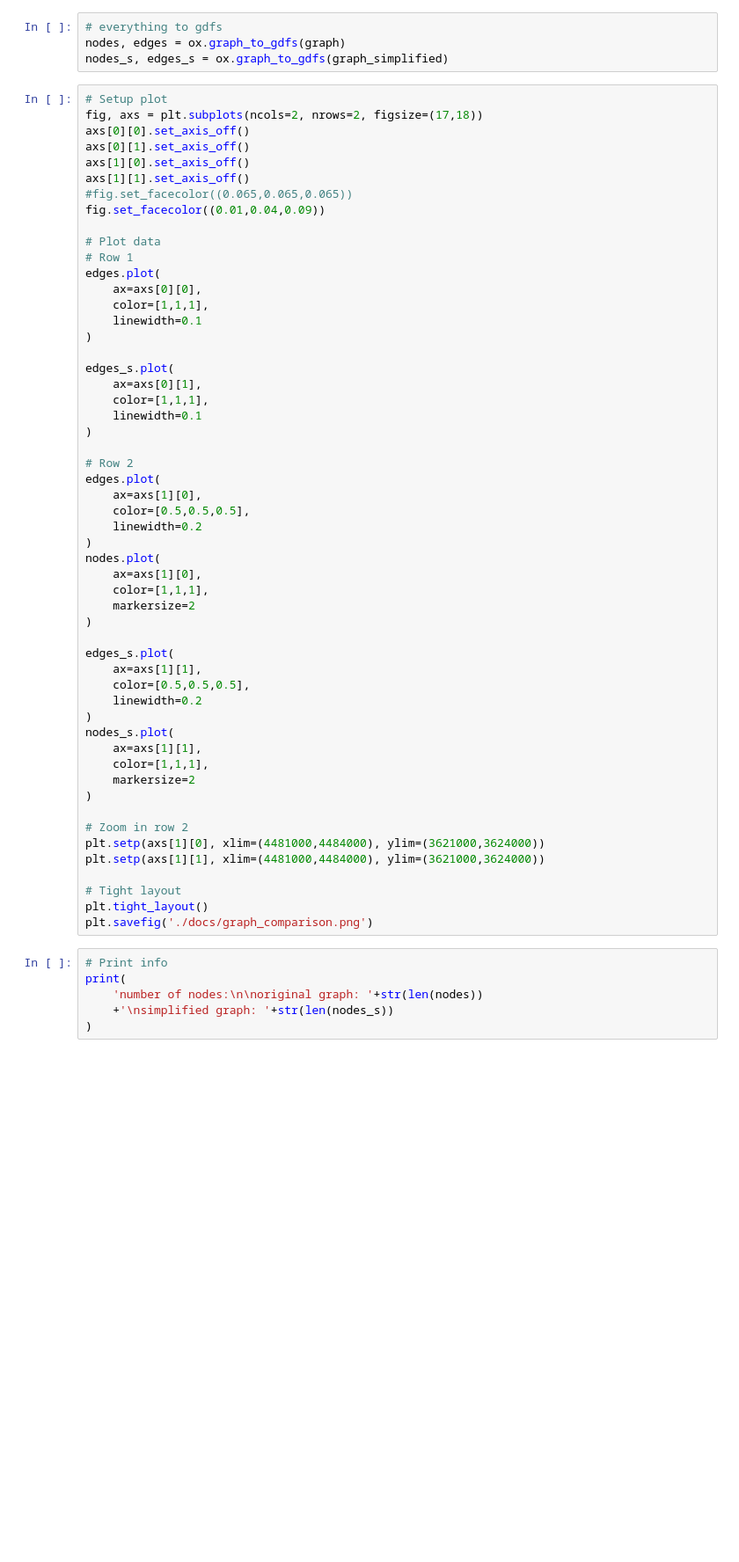
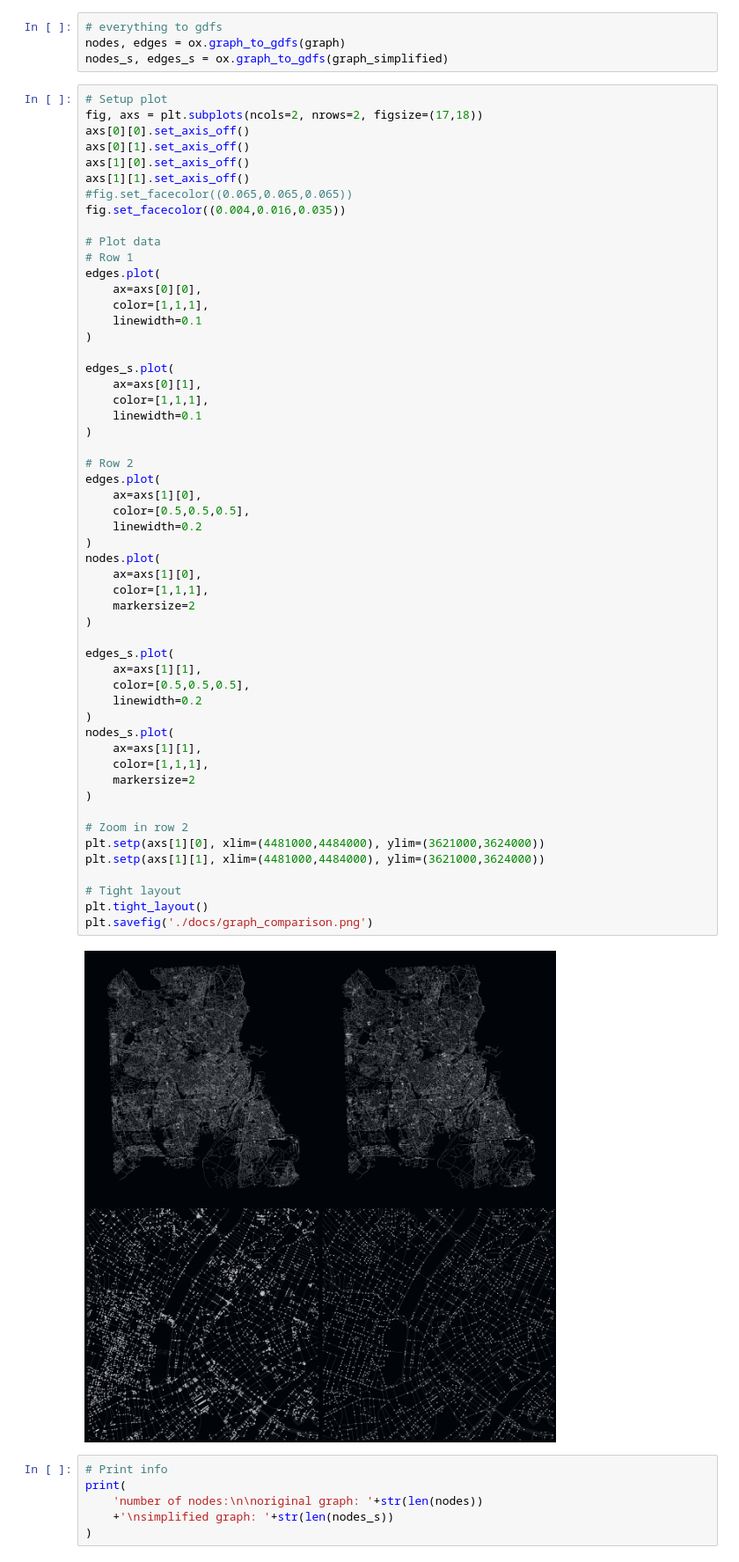
Before and after one commit to eemilhaa/walkability-analysis, a Jupyter notebook: intersection_counts.ipynb, the cells around one changed output. Shown at 88% size. Drawn from its saved outputs; the diff is of its cells as text; blank space fills up the shorter version.

```diff
--- a/intersection_counts.ipynb
+++ b/intersection_counts.ipynb
@@ -69,7 +69,7 @@ axs[0][1].set_axis_off()
 axs[1][0].set_axis_off()
 axs[1][1].set_axis_off()
 #fig.set_facecolor((0.065,0.065,0.065))
-fig.set_facecolor((0.01,0.04,0.09))
+fig.set_facecolor((0.004,0.016,0.035))
 
 # Plot data
 # Row 1
@@ -88,33 +88,35 @@ edges_s.plot(
 # Row 2
 edges.plot(
     ax=axs[1][0],
     color=[0.5,0.5,0.5],
     linewidth=0.2
 )
 nodes.plot(
     ax=axs[1][0],
     color=[1,1,1],
     markersize=2
 )
 
 edges_s.plot(
     ax=axs[1][1],
     color=[0.5,0.5,0.5],
     linewidth=0.2
 )
 nodes_s.plot(
     ax=axs[1][1],
     color=[1,1,1],
     markersize=2
 )
 
 # Zoom in row 2
 plt.setp(axs[1][0], xlim=(4481000,4484000), ylim=(3621000,3624000))
 plt.setp(axs[1][1], xlim=(4481000,4484000), ylim=(3621000,3624000))
 
 # Tight layout
 plt.tight_layout()
 plt.savefig('./docs/graph_comparison.png')
+# %% [output]
+[figure, added]
 # %%
 # Print info
 print(
```
Also changed, not shown: 1 other file.
